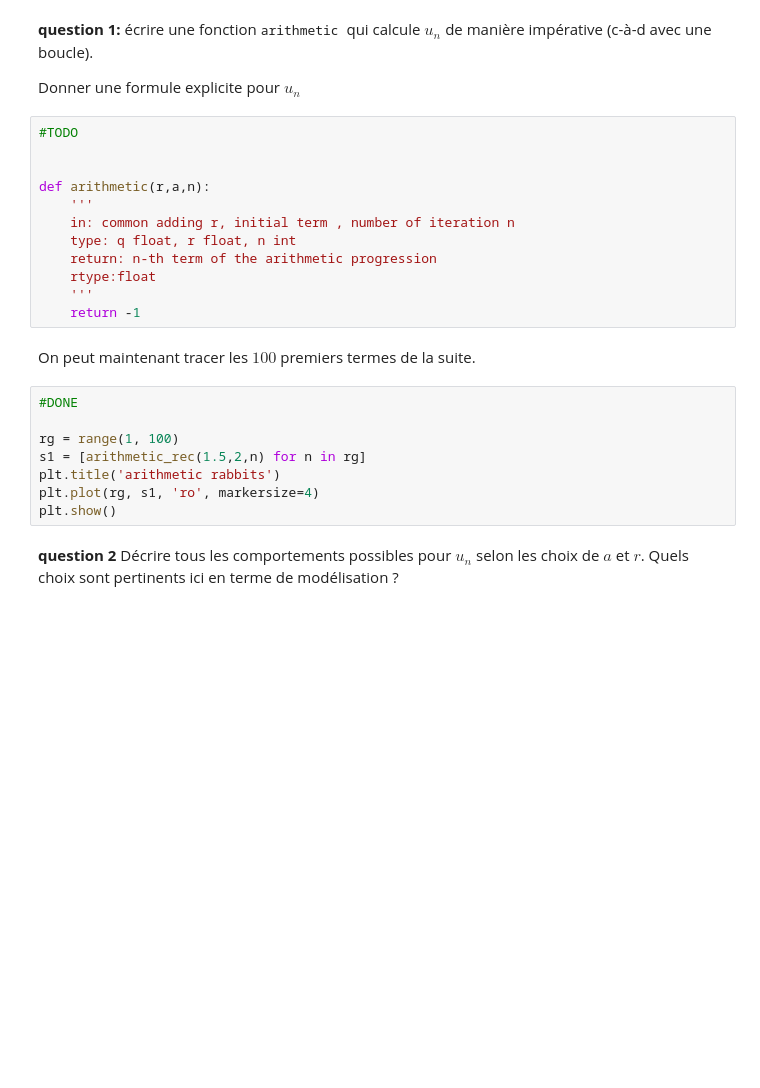
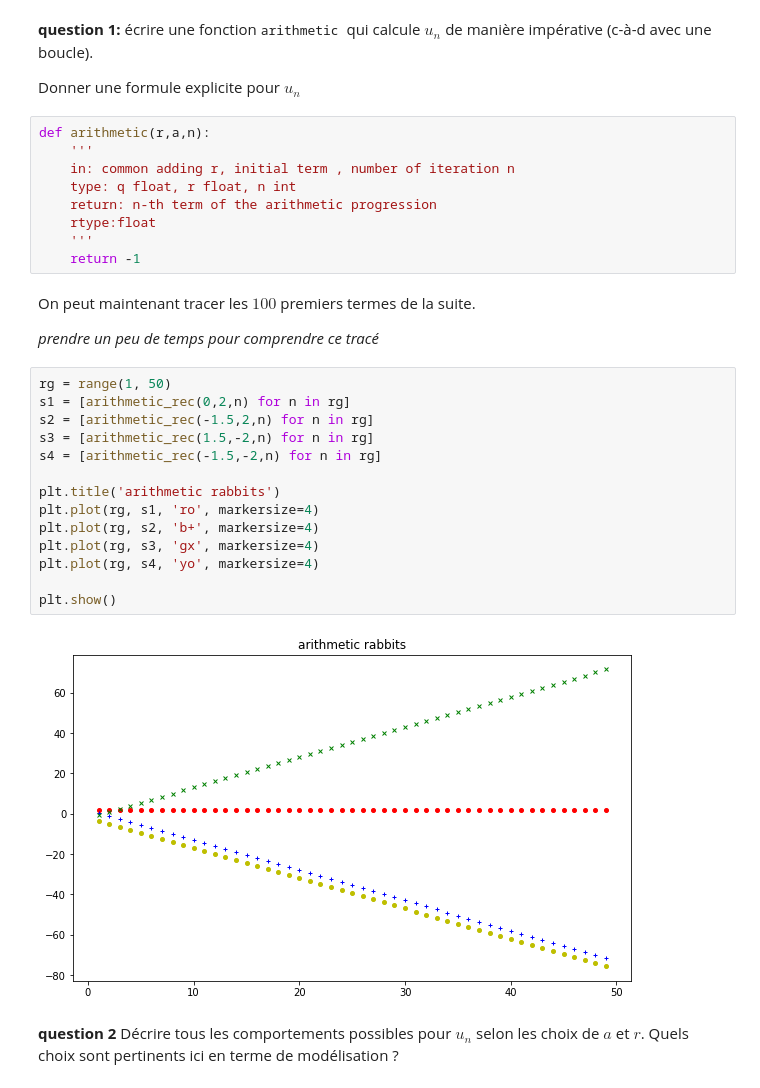
Before and after one commit to EDM115/school-codes-v2, a Jupyter notebook: BUT1/Moodle/S2/R2.09/R2.09_TP1-student.ipynb, the cells around one changed output. Drawn from its saved outputs; the diff is of its cells as text; blank space fills up the shorter version.

```diff
--- a/BUT1/Moodle/S2/R2.09/R2.09_TP1-student.ipynb
+++ b/BUT1/Moodle/S2/R2.09/R2.09_TP1-student.ipynb
@@ -57,9 +57,6 @@ arithmetic_rec(2,11,5)
 
 Donner une formule explicite pour $u_n$
 # %%
-#TODO
-
-
 def arithmetic(r,a,n):
     '''
     in: common adding r, initial term , number of iteration n
@@ -70,14 +67,26 @@ def arithmetic(r,a,n):
     return -1
 # %% [markdown]
 On peut maintenant tracer les $100$ premiers termes de la suite.
+
+
+
+_prendre un peu de temps pour comprendre ce tracé_
 # %%
-#DONE
+rg = range(1, 50)
+s1 = [arithmetic_rec(0,2,n) for n in rg]
+s2 = [arithmetic_rec(-1.5,2,n) for n in rg]
+s3 = [arithmetic_rec(1.5,-2,n) for n in rg]
+s4 = [arithmetic_rec(-1.5,-2,n) for n in rg]
 
-rg = range(1, 100)
-s1 = [arithmetic_rec(1.5,2,n) for n in rg]
 plt.title('arithmetic rabbits')
 plt.plot(rg, s1, 'ro', markersize=4)
+plt.plot(rg, s2, 'b+', markersize=4)
+plt.plot(rg, s3, 'gx', markersize=4)
+plt.plot(rg, s4, 'yo', markersize=4)
+
 plt.show()
+# %% [output]
+[figure, added]
 # %% [markdown]
 **question 2** Décrire tous les comportements possibles pour $u_n$ selon les choix de $a$ et $r$. Quels choix sont pertinents ici en terme de modélisation ?
 # %% [markdown]
```
Also changed, not shown: parts of 35 cells of this notebook, 16 other files.
